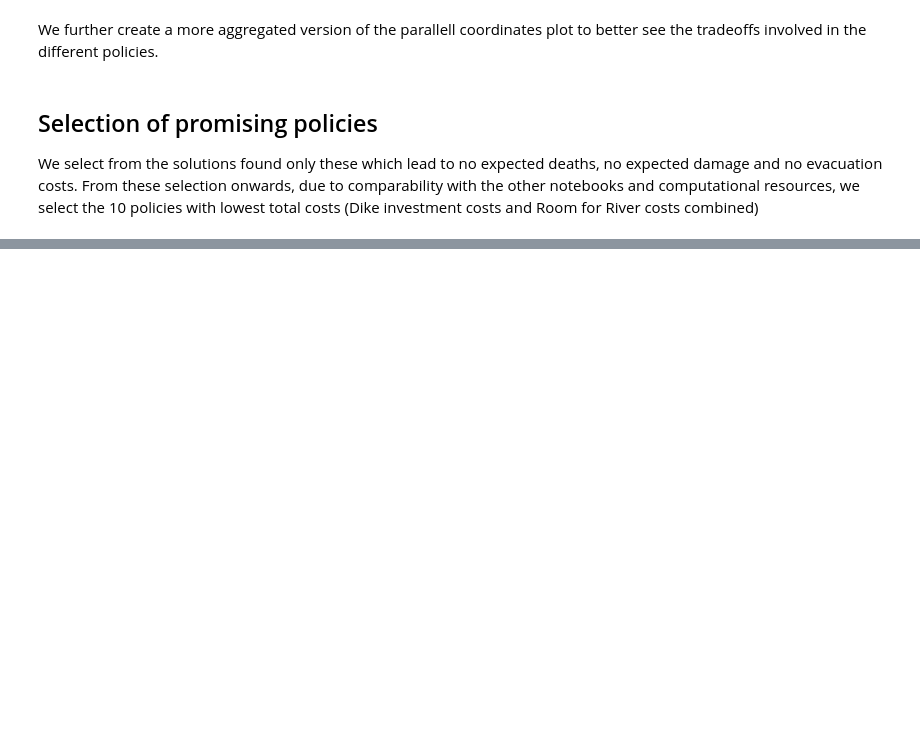
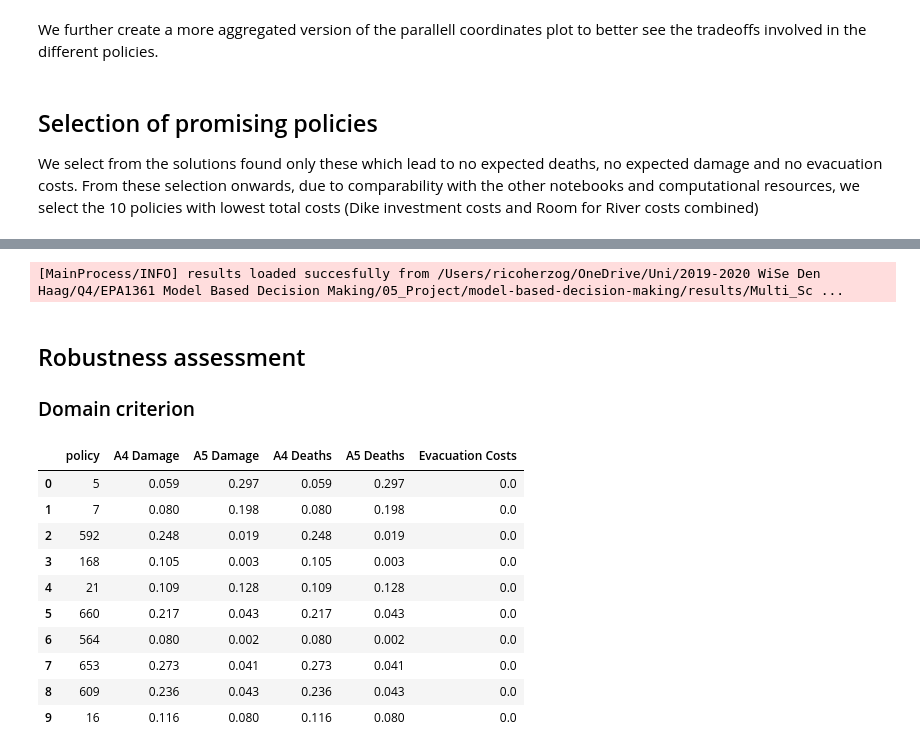
Before and after one commit to herzogrh/model-based-decision-making, a Jupyter notebook: model/3 - Multi-Scenario MORDM Overijssel.ipynb, the cells around one changed output, grey strips where cells are left out. Drawn from its saved outputs; the diff is of its cells as text; code cells hidden in the pictures; blank space fills up the shorter version.

```diff
--- a/model/3 - Multi-Scenario MORDM Overijssel.ipynb
+++ b/model/3 - Multi-Scenario MORDM Overijssel.ipynb
@@ -381,0 +367,3 @@ ms_results_subset
+# %%
+#Select only the 10 cheapest policies in terms of total costs.
+ms_results_subset = ms_results_subset.sort_values("Total Costs").head(10)
@@ -381,0 +400,8 @@ ms_results_subset
+# %%
+#Load results
+reevaluation_results = load_results("../results/Multi_Scenario_DeepUncertainty10policies_1000scenarios_Overijssel.tar.gz")
+# %% [output]
+[MainProcess/INFO] results loaded succesfully from /Users/ricoherzog/OneDrive/Uni/2019-2020 WiSe Den Haag/Q4/EPA1361 Model Based Decision Making/05_Project/model-based-decision-making/results/Multi_Sc ...
+# %% [markdown]
+## Robustness assessment
+### Domain criterion
@@ -381,0 +426,14 @@ ms_results_subset
+# %%
+domain_criterion
+# %% [output]
+|  | policy | A4 Damage | A5 Damage | A4 Deaths | A5 Deaths | Evacuation Costs |
+| 0 | 5 | 0.059 | 0.297 | 0.059 | 0.297 | 0.0 |
+| 1 | 7 | 0.080 | 0.198 | 0.080 | 0.198 | 0.0 |
+| 2 | 592 | 0.248 | 0.019 | 0.248 | 0.019 | 0.0 |
+| 3 | 168 | 0.105 | 0.003 | 0.105 | 0.003 | 0.0 |
+| 4 | 21 | 0.109 | 0.128 | 0.109 | 0.128 | 0.0 |
+| 5 | 660 | 0.217 | 0.043 | 0.217 | 0.043 | 0.0 |
+| 6 | 564 | 0.080 | 0.002 | 0.080 | 0.002 | 0.0 |
+| 7 | 653 | 0.273 | 0.041 | 0.273 | 0.041 | 0.0 |
+| 8 | 609 | 0.236 | 0.043 | 0.236 | 0.043 | 0.0 |
+| 9 | 16 | 0.116 | 0.080 | 0.116 | 0.080 | 0.0 |
```
Also changed, not shown: parts of 16 cells of this notebook, 1 other file.
